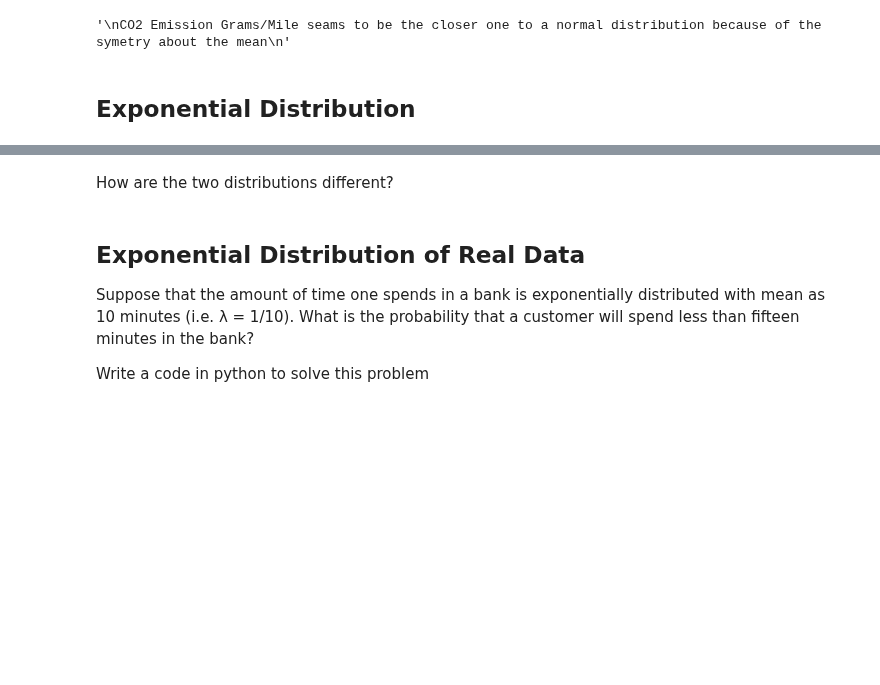
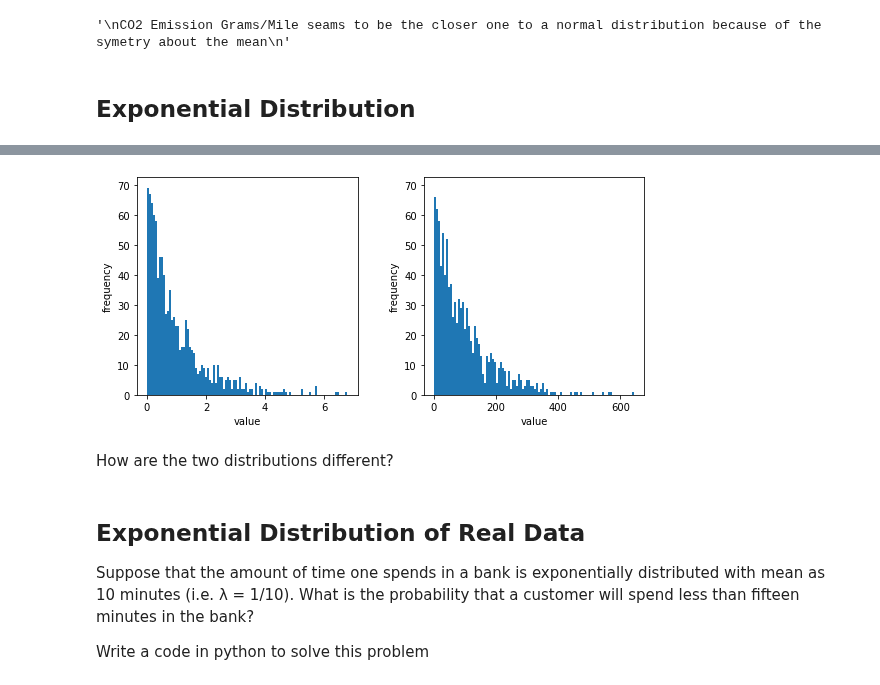
Before and after one commit to ta-data-lis/lab-probability-distributions, a Jupyter notebook: your-code/continuous.ipynb, the cells around one changed output, grey strips where cells are left out. Saved outputs shown, nothing was run; the diff lists cells and outputs as text; code cells hidden in the pictures; blank space fills up the shorter version.

```diff
--- a/your-code/continuous.ipynb
+++ b/your-code/continuous.ipynb
@@ -224,3 +223,26 @@ Your output should look like below:
+# %%
+def random_exponential(mean,size):
+    return np.random.exponential(scale=mean,size=size)
+# %%
+exponential_1 = random_exponential(1,1000)
+exponential_2 = random_exponential(100,1000)
+
+
+ax1 = plt.subplot(1, 2, 1)
+plt.xlabel("value")
+plt.ylabel("frequency")
+# matplotlib.pyplot.subplots_adjust(left=None, bottom=None, right=None, top=None, wspace=None, hspace=None)
+plt.subplots_adjust(wspace=0.3,right=1.3)
+plt.hist(exponential_1,bins=100)
+
+ax2 = plt.subplot(1, 2, 2, sharey=ax1)
+plt.xlabel("value")
+plt.ylabel("frequency")
+plt.hist(exponential_2,bins=100)
+
+plt.show()
+# %% [output]
+[figure, added]
 # %% [markdown]
 How are the two distributions different?
 # %%
```
Also changed, not shown: parts of 16 cells of this notebook.
